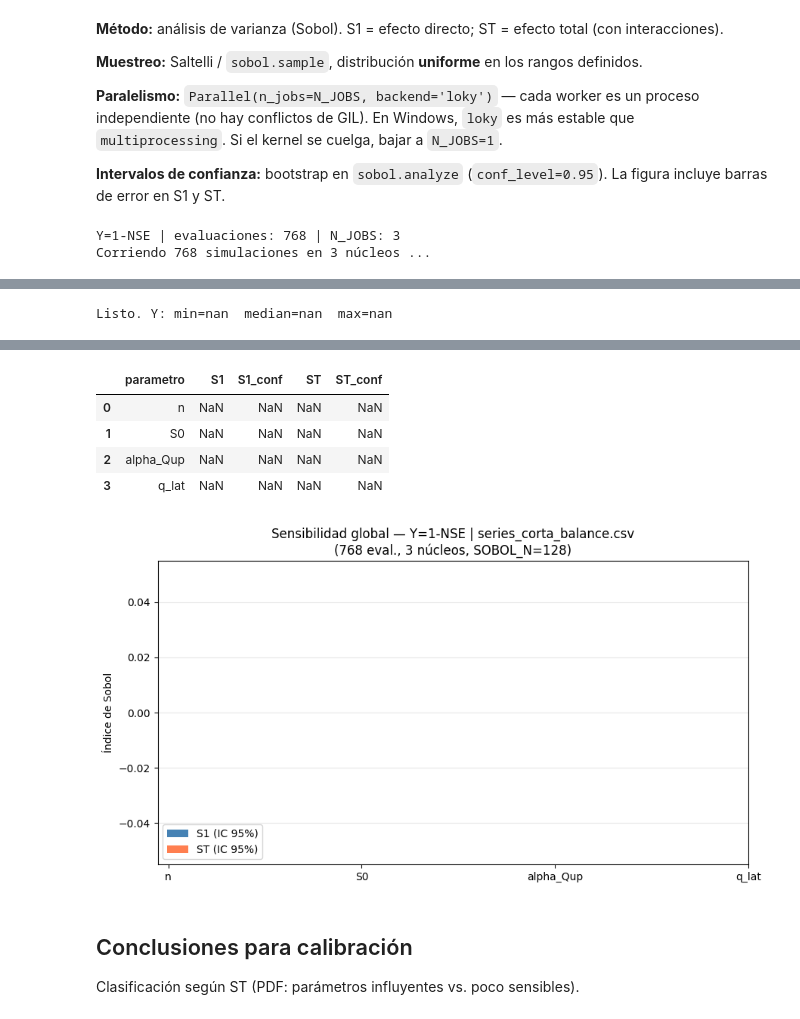
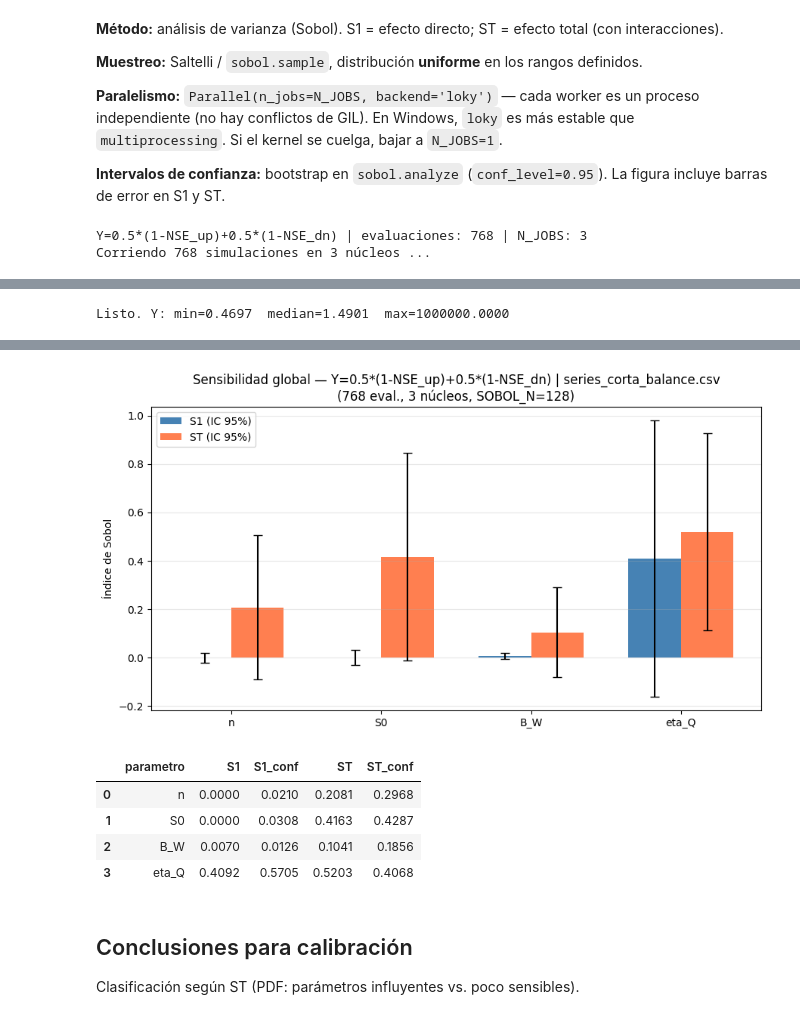
Before and after one commit to luisfajbra/proyecto-hidrosistemas, a Jupyter notebook: notebooks/02_sensitivity.ipynb, the cells around one changed output, grey strips where cells are left out. Drawn from its saved outputs; the diff is of its cells as text; code cells hidden in the pictures.

Commit message:
sensibilidad con percentiles

```diff
--- a/notebooks/02_sensitivity.ipynb
+++ b/notebooks/02_sensitivity.ipynb
@@ -278,65 +151,17 @@ Métricas con parámetros verdaderos (esperado NSE ≈ 1):
 
 **Intervalos de confianza:** bootstrap en `sobol.analyze` (`conf_level=0.95`). La figura incluye barras de error en S1 y ST.
 # %%
-labels = {"nse": "Y=1-NSE", "rmse": "Y=RMSE", "kge": "Y=1-KGE"}
 np.random.seed(RNG_SEED)
-print(f"{labels[SOBOL_METRIC]} | evaluaciones: {N_SOBOL_EVAL} | N_JOBS: {N_JOBS}")
-
-samples = sobol_sample.sample(PROBLEM, SOBOL_N, calc_second_order=False)
-
-# ── Evaluación en paralelo ────────────────────────────────────────────────────
-# Cada simulación es independiente → paralelismo perfecto (embarazosamente paralelo).
-# backend='loky': procesos separados, sin conflictos de GIL ni imports del modelo.
-# verbose=5: muestra progreso cada ~5 % de tareas completadas.
-print(f"Corriendo {len(samples)} simulaciones en {N_JOBS} núcleos ...")
-if N_JOBS == 1:
-    Y = np.array([sobol_y(row, SOBOL_METRIC) for row in samples])
-else:
-    Y = np.array(
-        Parallel(n_jobs=N_JOBS, backend="loky", verbose=5)(
-            delayed(sobol_y)(row, SOBOL_METRIC) for row in samples
-        )
-    )
-print(f"Listo. Y: min={Y.min():.4f}  median={np.median(Y):.4f}  max={Y.max():.4f}")
-
-# ── Análisis Sobol ────────────────────────────────────────────────────────────
-Si = sobol_analyze.analyze(
-    PROBLEM, Y, calc_second_order=False, conf_level=SOBOL_CONF, print_to_console=False
+Y, Si, sobol_df = sab.run_sobol_pipeline(
+    CTX,
+    sobol_n=SOBOL_N,
+    sobol_metric=SOBOL_METRIC,
+    sobol_conf=SOBOL_CONF,
+    n_jobs=N_JOBS,
+    rng_seed=RNG_SEED,
 )
-sobol_df = pd.DataFrame({
-    "parametro": PARAM_NAMES,
-    "S1":      Si["S1"],
-    "S1_conf": Si["S1_conf"],
-    "ST":      Si["ST"],
-    "ST_conf": Si["ST_conf"],
-})
-sobol_df.to_csv(DATA / "sobol_indices.csv", index=False)
 display(sobol_df.round(4))
-
-# ── Figura Sobol ──────────────────────────────────────────────────────────────
-xv  = np.arange(len(PARAM_NAMES))
-bw  = 0.35
-fig, ax = plt.subplots(figsize=(9, 5))
-ax.bar(xv - bw/2, Si["S1"], bw, yerr=Si["S1_conf"], capsize=4,
-       label=f"S1 (IC {SOBOL_CONF:.0%})", color="steelblue")
-ax.bar(xv + bw/2, Si["ST"], bw, yerr=Si["ST_conf"], capsize=4,
-       label=f"ST (IC {SOBOL_CONF:.0%})", color="coral")
-ax.set_xticks(xv)
-ax.set_xticklabels(PARAM_NAMES)
-ax.set_ylabel("Índice de Sobol")
-ax.set_title(f"Sensibilidad global — {labels[SOBOL_METRIC]} | {csv_name}\n"
-             f"({N_SOBOL_EVAL} eval., {N_JOBS} núcleos, SOBOL_N={SOBOL_N})")
-ax.legend()
-ax.grid(True, axis="y", alpha=0.3)
-fig.tight_layout()
-fig.savefig(FIG / "sobol_indices.png", dpi=150)
-plt.show()
-
-pd.DataFrame({
-    "item":  ["n_evaluaciones", "SOBOL_N", "SOBOL_METRIC", "conf_level", "N_JOBS"],
-    "valor": [len(Y), SOBOL_N, SOBOL_METRIC, SOBOL_CONF, N_JOBS],
-}).to_csv(DATA / "sobol_ejecucion.csv", index=False)
 # %% [output]
-Y=1-NSE | evaluaciones: 768 | N_JOBS: 3
+Y=0.5*(1-NSE_up)+0.5*(1-NSE_dn) | evaluaciones: 768 | N_JOBS: 3
 Corriendo 768 simulaciones en 3 núcleos ...
 [Parallel(n_jobs=3)]: Using backend LokyBackend with 3 concurrent workers.
@@ -349 +175 @@ Corriendo 768 simulaciones en 3 núcleos ...
-Listo. Y: min=nan  median=nan  max=nan
+Listo. Y: min=0.4697  median=1.4901  max=1000000.0000
@@ -351,9 +176,9 @@ Listo. Y: min=nan  median=nan  max=nan
+[figure, new version]
 |  | parametro | S1 | S1_conf | ST | ST_conf |
-| 0 | n | NaN | NaN | NaN | NaN |
-| 1 | S0 | NaN | NaN | NaN | NaN |
-| 2 | alpha_Qup | NaN | NaN | NaN | NaN |
-| 3 | q_lat | NaN | NaN | NaN | NaN |
+| 0 | n | 0.0000 | 0.0210 | 0.2081 | 0.2968 |
+| 1 | S0 | 0.0000 | 0.0308 | 0.4163 | 0.4287 |
+| 2 | B_W | 0.0070 | 0.0126 | 0.1041 | 0.1856 |
+| 3 | eta_Q | 0.4092 | 0.5705 | 0.5203 | 0.4068 |
-[figure, old version]
 # %% [markdown]
 ## Conclusiones para calibración
 
```
Also changed, not shown: parts of 12 cells of this notebook, 9 other files.
